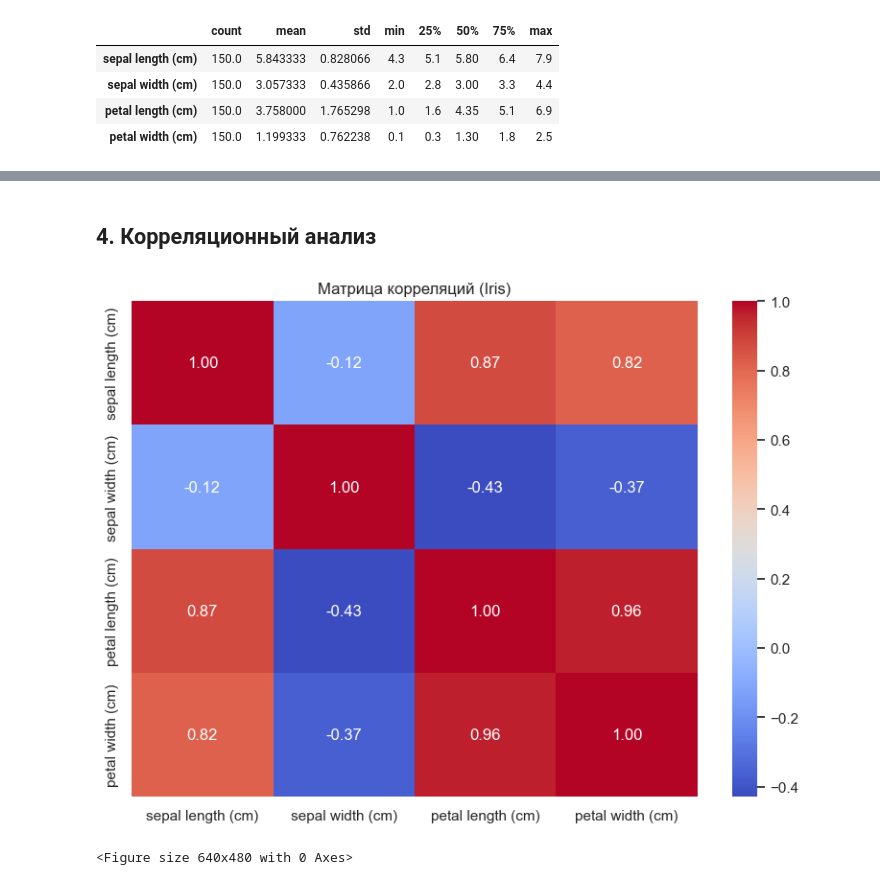
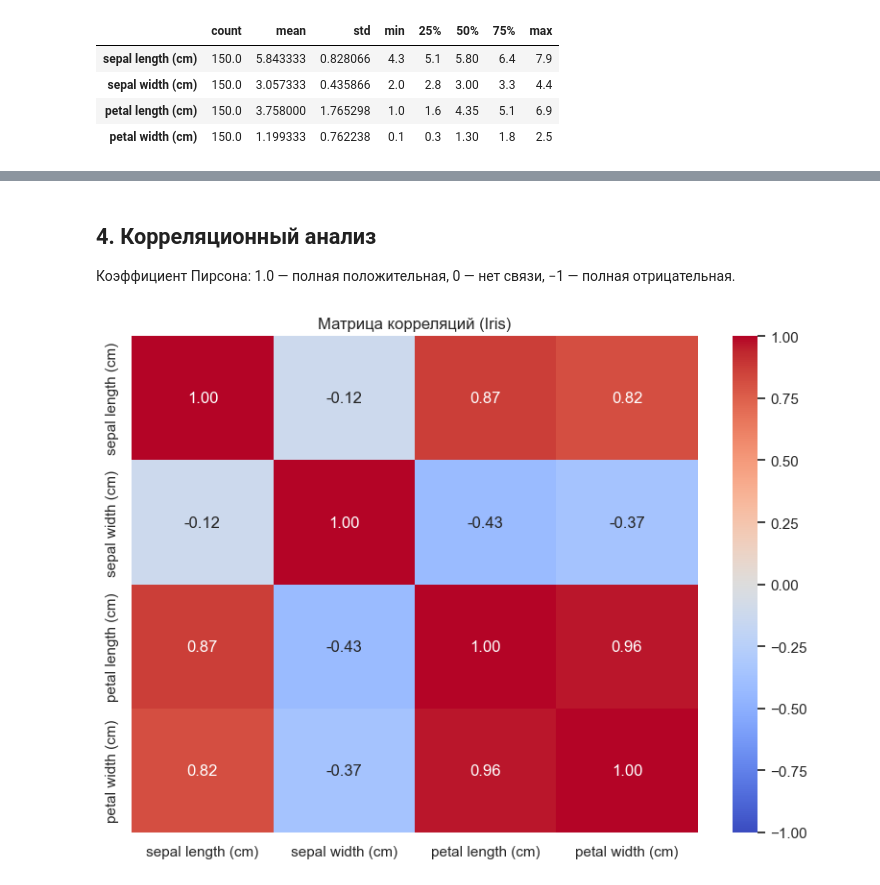
Before and after one commit to Warriorid/TMO, a Jupyter notebook: lab_01_eda/lab_01.ipynb, the cells around one changed output, grey strips where cells are left out. Drawn from its saved outputs; the diff is of its cells as text; code cells hidden in the pictures.

```diff
--- a/lab_01_eda/lab_01.ipynb
+++ b/lab_01_eda/lab_01.ipynb
@@ -36,9 +35,11 @@ sns.set_theme(style='whitegrid')
 iris = load_iris(as_frame=True)
 df = iris.frame.copy()
 df['species'] = df['target'].map(dict(enumerate(iris.target_names)))
+df = df.drop(columns=['target'])
+num_cols = iris.feature_names
 
 display(df.head())
-print('Размер датасета:', df.shape)
-print('\nТипы данных:')
-display(df.dtypes.to_frame('dtype'))
+print('Размер:', df.shape)
+print('\nПропуски:', df.isnull().sum().sum())
+display(df['species'].value_counts().to_frame('count'))
 # %% [output]
@@ -95,15 +108,14 @@ p.savefig(ART / 'pairplot_inline.png', dpi=170)
-# %% [markdown]
-## 4. Корреляционный анализ
+# %% [markdown]
+## 4. Корреляционный анализ
+Коэффициент Пирсона: 1.0 — полная положительная, 0 — нет связи, −1 — полная отрицательная.
 # %%
-corr = df[num_cols].corr(numeric_only=True)
-plt.figure(figsize=(8, 6))
-sns.heatmap(corr, annot=True, fmt='.2f', cmap='coolwarm')
-plt.title('Матрица корреляций (Iris)')
+corr = df[num_cols].corr()
+fig, ax = plt.subplots(figsize=(8, 6))
+sns.heatmap(corr, annot=True, fmt='.2f', cmap='coolwarm', vmin=-1, vmax=1, ax=ax)
+ax.set_title('Матрица корреляций (Iris)')
 plt.tight_layout()
+fig.savefig(ART / 'correlation_heatmap.png', dpi=150, bbox_inches='tight')
 plt.show()
-plt.savefig(ART / 'correlation_heatmap_inline.png', dpi=170, bbox_inches='tight')
-
 corr.to_csv(ART / 'correlation_matrix.csv')
 # %% [output]
-[figure, old version]
+[figure, new version]
-<Figure size 640x480 with 0 Axes>
```
Also changed, not shown: parts of 14 cells of this notebook, 10 other files.
